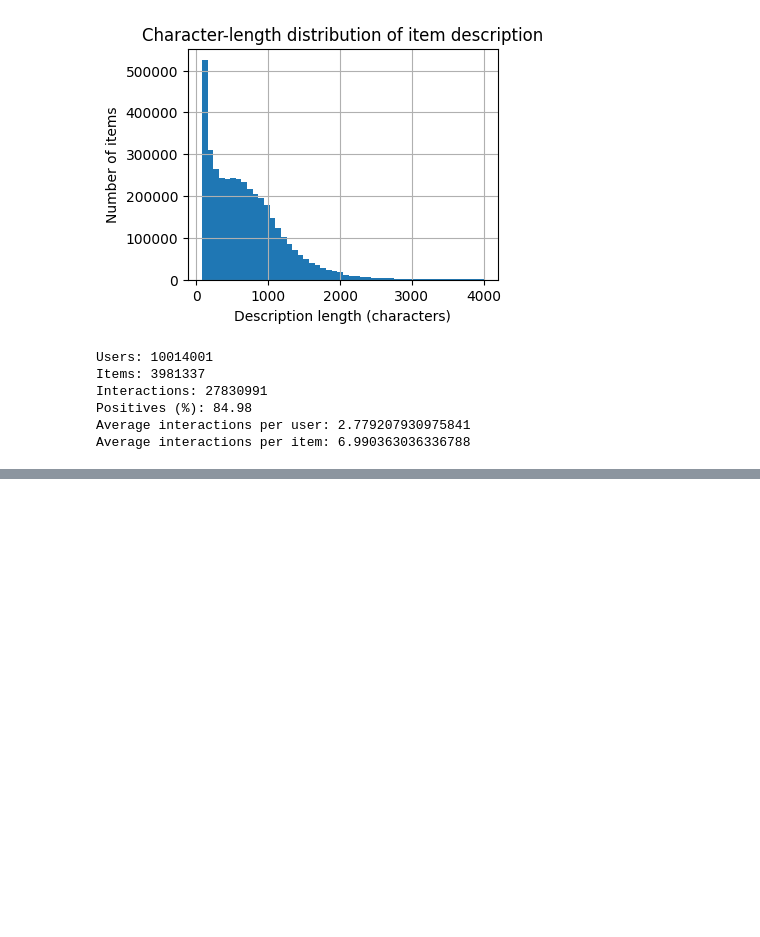
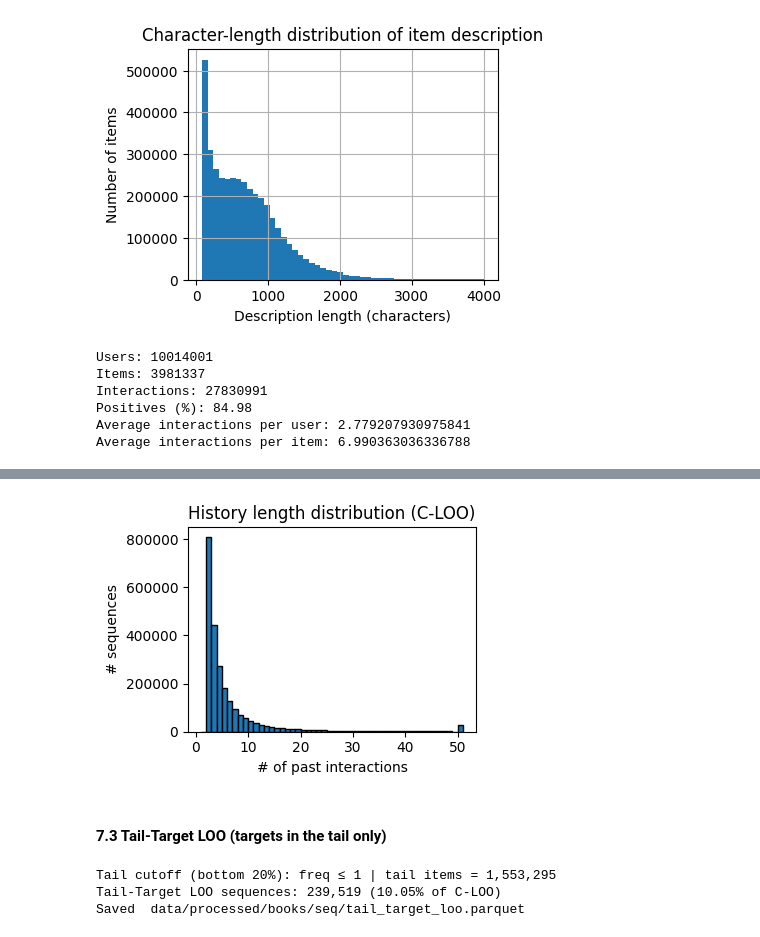
Before and after one commit to zoislan/semantic-ids-large-scale-recommendations, a Jupyter notebook: notebooks/02_build_and_analyze_dataset.ipynb, the cells around one changed output, grey strips where cells are left out. Cells and saved outputs as stored; diff of their text form; code cells hidden in the pictures; blank space fills up the shorter version.

```diff
--- a/notebooks/02_build_and_analyze_dataset.ipynb
+++ b/notebooks/02_build_and_analyze_dataset.ipynb
@@ -522,0 +518,24 @@ Average interactions per item: 6.990363036336788
+# %%
+rows = []
+for uid, grp in g:
+    items = grp["item_id"].tolist()
+    times = grp["timestamp"].tolist()
+
+    # last is target
+    target, target_ts = items[-1], int(times[-1])
+
+    # history = all but last
+    history = items[:-1]
+    history = shape_history(history, dedup_consec=DEDUP_CONSEC, max_history=MAX_HISTORY)
+    if len(history) < MIN_HISTORY:
+        continue
+
+    rows.append((uid, history, target, target_ts, len(history)))
+
+c_loo_df = pd.DataFrame(rows, columns=SEQ_COLS)
+print(f"C-LOO sequences: {len(c_loo_df):,} rows | mean hist_len={c_loo_df['hist_len'].mean():.2f}")
+
+# Save
+c_loo_fp = SEQ_DIR / "c_loo_sequences.parquet"
+c_loo_df.to_parquet(c_loo_fp, index=False)
+print("Saved ", c_loo_fp)
@@ -522,0 +588,35 @@ Average interactions per item: 6.990363036336788
+# %%
+hist = c_loo_df["hist_len"].to_numpy()
+bins = np.arange(1, hist.max() + 2)  # 1-bin per length
+
+plt.figure(figsize=(4,3))
+plt.hist(hist, bins=bins, edgecolor="black")
+plt.title("History length distribution (C-LOO)")
+plt.xlabel("# of past interactions")
+plt.ylabel("# sequences")
+plt.tight_layout()
+plt.show()
+# %% [output]
+[figure, added]
+# %% [markdown]
+#### 7.3 Tail-Target LOO (targets in the tail only)
+# %%
+# Item frequencies among retained interactions
+item_freq = df_elig["item_id"].value_counts()
+cutoff = item_freq.quantile(TAIL_FRACTION)
+tail_items = set(item_freq[item_freq <= cutoff].index)
+
+print(f"Tail cutoff (bottom {TAIL_FRACTION:.0%}): freq ≤ {int(cutoff)} "
+      f"| tail items = {len(tail_items):,}")
+
+tail_df = c_loo_df[c_loo_df["target"].isin(tail_items)].reset_index(drop=True)
+print(f"Tail-Target LOO sequences: {len(tail_df):,} "
+      f"({len(tail_df)/len(c_loo_df)*100:.2f}% of C-LOO)")
+
+tail_fp = SEQ_DIR / "tail_target_loo.parquet"
+tail_df.to_parquet(tail_fp, index=False)
+print("Saved ", tail_fp)
+# %% [output]
+Tail cutoff (bottom 20%): freq ≤ 1 | tail items = 1,553,295
+Tail-Target LOO sequences: 239,519 (10.05% of C-LOO)
+Saved  data/processed/books/seq/tail_target_loo.parquet
```
Also changed, not shown: parts of 21 cells of this notebook, 1 other file.
